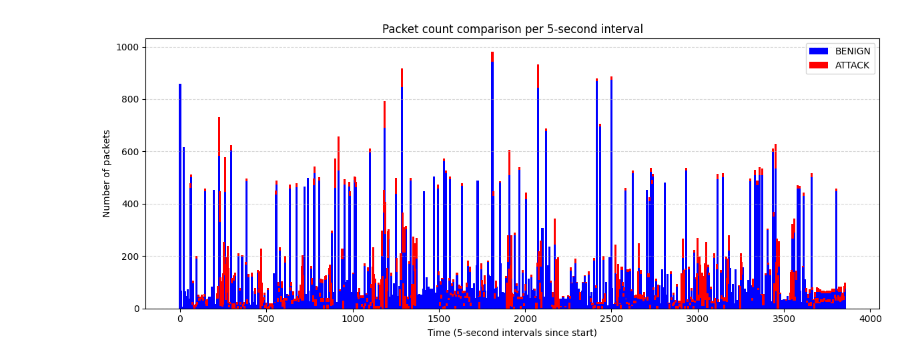
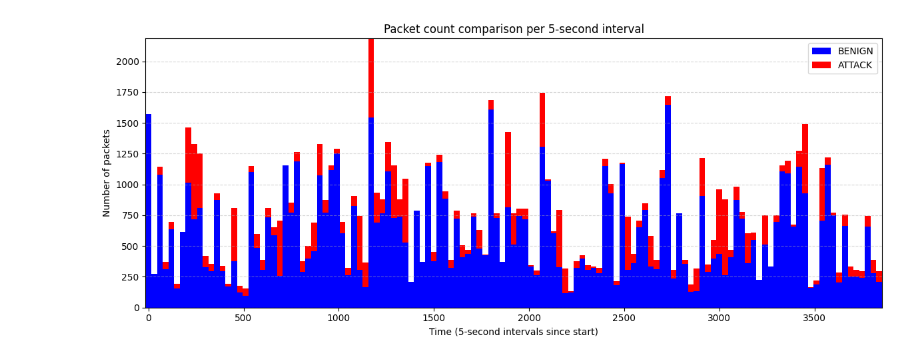
Before and after one commit to thomas-hoger/5G-Anomaly-Detection, a Jupyter notebook: notebooks/evaluation/background_noise.ipynb, the cells around one changed output. Saved outputs shown, nothing was run; the diff lists cells and outputs as text; code cells hidden in the pictures.

```diff
--- a/notebooks/evaluation/background_noise.ipynb
+++ b/notebooks/evaluation/background_noise.ipynb
@@ -17,12 +17,14 @@ for dissected_pkt in my_json:
     is_attack = dissected_pkt["common"].pop("is_attack")
     attack_type = dissected_pkt["common"].pop("type")
 
-    packet_dict = dissected_pkt["common"].copy()
-    for protocols in dissected_pkt["protocols"].values():
-        for layer in protocols:
-            packet_dict.update(layer)
+    if int(is_attack) >= 0:
 
-    total_dict[is_attack].append(packet_dict)
+        packet_dict = dissected_pkt["common"].copy()
+        for protocols in dissected_pkt["protocols"].values():
+            for layer in protocols:
+                packet_dict.update(layer)
+
+        total_dict[is_attack].append(packet_dict)
 # %%
 from datetime import datetime
 
@@ -42,34 +44,36 @@ import matplotlib.pyplot as plt
 from datetime import datetime, timedelta
 import numpy as np
 
 # Convert to DataFrame
 df1 = pd.DataFrame({'time': ts_dict[BENIGN], 'source': BENIGN})
 df2 = pd.DataFrame({'time': ts_dict[ATTACK], 'source': ATTACK})
 df = pd.concat([df1, df2])
 
 # Group into 5-second intervals
-df['bin'] = (df['time'] - df['time'].min()).dt.total_seconds() // 5 * 5
+df['bin'] = (df['time'] - df['time'].min()).dt.total_seconds() // 30*30
 df['bin'] = df['bin'].astype(int)
 
 # Count occurrences per source and interval
 counts = df.groupby(['bin', 'source']).size().unstack(fill_value=0)
 
 # Ensure consistent order
 counts = counts.sort_index()
 
 # Create stacked bar plot
 plt.figure(figsize=(12, 5))
-plt.bar(counts.index, counts[BENIGN], width=12, color='blue', label='BENIGN')
-plt.bar(counts.index, counts[ATTACK], width=12, bottom=counts[BENIGN], color='red', label='ATTACK')
+plt.bar(counts.index, counts[BENIGN], width=30, color='blue', label='BENIGN')
+plt.bar(counts.index, counts[ATTACK], width=30, bottom=counts[BENIGN], color='red', label='ATTACK')
 
 # Formatting
 plt.xlabel("Time (5-second intervals since start)")
 plt.ylabel("Number of packets")
 plt.title("Packet count comparison per 5-second interval")
 plt.legend()
+plt.margins(x=0)
+plt.margins(y=0)
 plt.grid(True, axis='y', linestyle='--', alpha=0.5)
 plt.tight_layout()
 
 plt.show()
 # %% [output]
-[figure, old version]
+[figure, new version]
```
Also changed, not shown: parts of 1 cell of this notebook, 21 other files.
